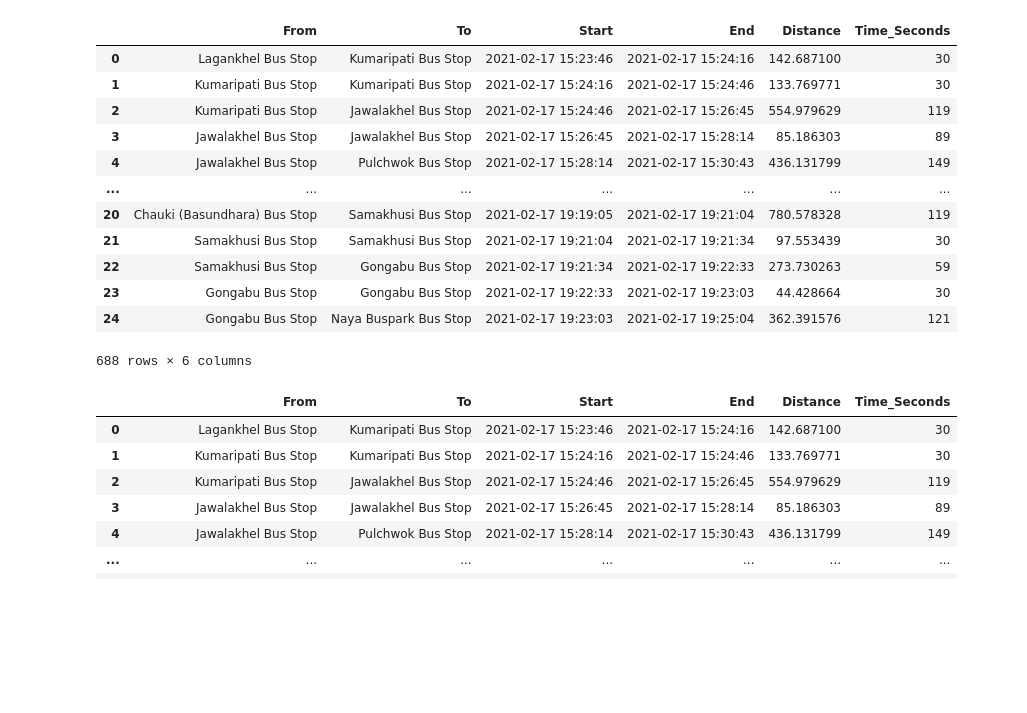
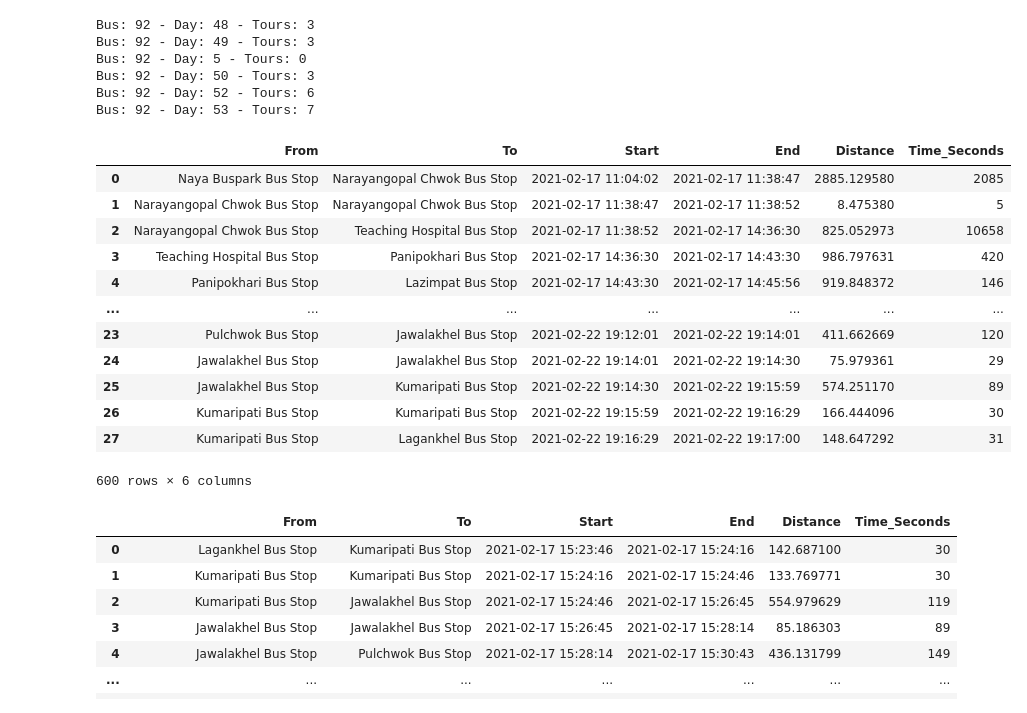
Before and after one commit to imsmritiii123/PBTanalysis, a Jupyter notebook: PBT.ipynb, the cells around one changed output. Cells and saved outputs as stored; diff of their text form; code cells hidden in the pictures; blank space fills up the shorter version.

```diff
--- a/PBT.ipynb
+++ b/PBT.ipynb
@@ -228,15 +228,16 @@ def generate_tour_endpoints(df):
     tour_endpoints[1::2]+=1
     names = df.iloc[tour_endpoints]['name'].values
     indices = []
-    for i in range(len(names)-1):
+    for i in range(len(names)):
         if i==0:
             if names[i]!=names[i+1]:
+                indices.append(i)
+        elif i==len(names)-1:
+            if names[i]!=names[i-1]:
                 indices.append(i)
         else:
             if (names[i] != names[i-1] or names[i]!=names[i+1]):
                 indices.append(i)
-    if names[i] != names[i+1]:
-        indices.append(i+1)
     tour_endpoints = tour_endpoints[indices]
 
     return tour_endpoints
@@ -300,14 +301,18 @@ def generate_training_data_for_bus(bus):
     df = bus_df(bus)
     days = movement_days(bus)
     for day in days:
-        df = bus_day_df(95, 48)
+        df = bus_day_df(bus, day)
         df.drop_duplicates(subset='last_update', inplace=True)
-        stations_in_route = route_final(buses.loc[95]['route_short'], df)
+        stations_in_route = route_final('lagankhel-nayabuspark', df)
         df = nearest_stations(df, stations_in_route, drop_duplicates=False)
         dfs = []
-        for tour in generate_tours(df, stations_in_route['name'].iloc[0], stations_in_route['name'].iloc[-1]):
+        tours = generate_tours(df, stations_in_route['name'].iloc[0], stations_in_route['name'].iloc[-1])
+        print('Bus: {} - Day: {} - Tours: {}  '.format(bus,day, len(tours)))
+        for tour in tours:
             df = generate_training_data(tour)
             dfs.append(df)
+        if len(dfs)<1:
+            continue
         df_outer = pd.concat(dfs)
         dfs_outer.append(df_outer)
     train = pd.concat(dfs_outer)
@@ -357,16 +362,22 @@ plot_movement(95)
 # %%
-generate_training_data_for_bus(95)
+generate_training_data_for_bus(92)
 # %% [output]
+Bus: 92 - Day: 48 - Tours: 3
+Bus: 92 - Day: 49 - Tours: 3
+Bus: 92 - Day: 5 - Tours: 0
+Bus: 92 - Day: 50 - Tours: 3
+Bus: 92 - Day: 52 - Tours: 6
+Bus: 92 - Day: 53 - Tours: 7
 |  | From | To | Start | End | Distance | Time_Seconds |
-| 0 | Lagankhel Bus Stop | Kumaripati Bus Stop | 2021-02-17 15:23:46 | 2021-02-17 15:24:16 | 142.687100 | 30 |
-| 1 | Kumaripati Bus Stop | Kumaripati Bus Stop | 2021-02-17 15:24:16 | 2021-02-17 15:24:46 | 133.769771 | 30 |
-| 2 | Kumaripati Bus Stop | Jawalakhel Bus Stop | 2021-02-17 15:24:46 | 2021-02-17 15:26:45 | 554.979629 | 119 |
-| 3 | Jawalakhel Bus Stop | Jawalakhel Bus Stop | 2021-02-17 15:26:45 | 2021-02-17 15:28:14 | 85.186303 | 89 |
-| 4 | Jawalakhel Bus Stop | Pulchwok Bus Stop | 2021-02-17 15:28:14 | 2021-02-17 15:30:43 | 436.131799 | 149 |
+| 0 | Naya Buspark Bus Stop | Narayangopal Chwok Bus Stop | 2021-02-17 11:04:02 | 2021-02-17 11:38:47 | 2885.129580 | 2085 |
+| 1 | Narayangopal Chwok Bus Stop | Narayangopal Chwok Bus Stop | 2021-02-17 11:38:47 | 2021-02-17 11:38:52 | 8.475380 | 5 |
+| 2 | Narayangopal Chwok Bus Stop | Teaching Hospital Bus Stop | 2021-02-17 11:38:52 | 2021-02-17 14:36:30 | 825.052973 | 10658 |
+| 3 | Teaching Hospital Bus Stop | Panipokhari Bus Stop | 2021-02-17 14:36:30 | 2021-02-17 14:43:30 | 986.797631 | 420 |
+| 4 | Panipokhari Bus Stop | Lazimpat Bus Stop | 2021-02-17 14:43:30 | 2021-02-17 14:45:56 | 919.848372 | 146 |
 | ... | ... | ... | ... | ... | ... | ... |
-| 20 | Chauki (Basundhara) Bus Stop | Samakhusi Bus Stop | 2021-02-17 19:19:05 | 2021-02-17 19:21:04 | 780.578328 | 119 |
-| 21 | Samakhusi Bus Stop | Samakhusi Bus Stop | 2021-02-17 19:21:04 | 2021-02-17 19:21:34 | 97.553439 | 30 |
-| 22 | Samakhusi Bus Stop | Gongabu Bus Stop | 2021-02-17 19:21:34 | 2021-02-17 19:22:33 | 273.730263 | 59 |
-| 23 | Gongabu Bus Stop | Gongabu Bus Stop | 2021-02-17 19:22:33 | 2021-02-17 19:23:03 | 44.428664 | 30 |
-| 24 | Gongabu Bus Stop | Naya Buspark Bus Stop | 2021-02-17 19:23:03 | 2021-02-17 19:25:04 | 362.391576 | 121 |
+| 23 | Pulchwok Bus Stop | Jawalakhel Bus Stop | 2021-02-22 19:12:01 | 2021-02-22 19:14:01 | 411.662669 | 120 |
+| 24 | Jawalakhel Bus Stop | Jawalakhel Bus Stop | 2021-02-22 19:14:01 | 2021-02-22 19:14:30 | 75.979361 | 29 |
+| 25 | Jawalakhel Bus Stop | Kumaripati Bus Stop | 2021-02-22 19:14:30 | 2021-02-22 19:15:59 | 574.251170 | 89 |
+| 26 | Kumaripati Bus Stop | Kumaripati Bus Stop | 2021-02-22 19:15:59 | 2021-02-22 19:16:29 | 166.444096 | 30 |
+| 27 | Kumaripati Bus Stop | Lagankhel Bus Stop | 2021-02-22 19:16:29 | 2021-02-22 19:17:00 | 148.647292 | 31 |
-688 rows × 6 columns
+600 rows × 6 columns
```
Also changed, not shown: parts of 5 cells of this notebook.
